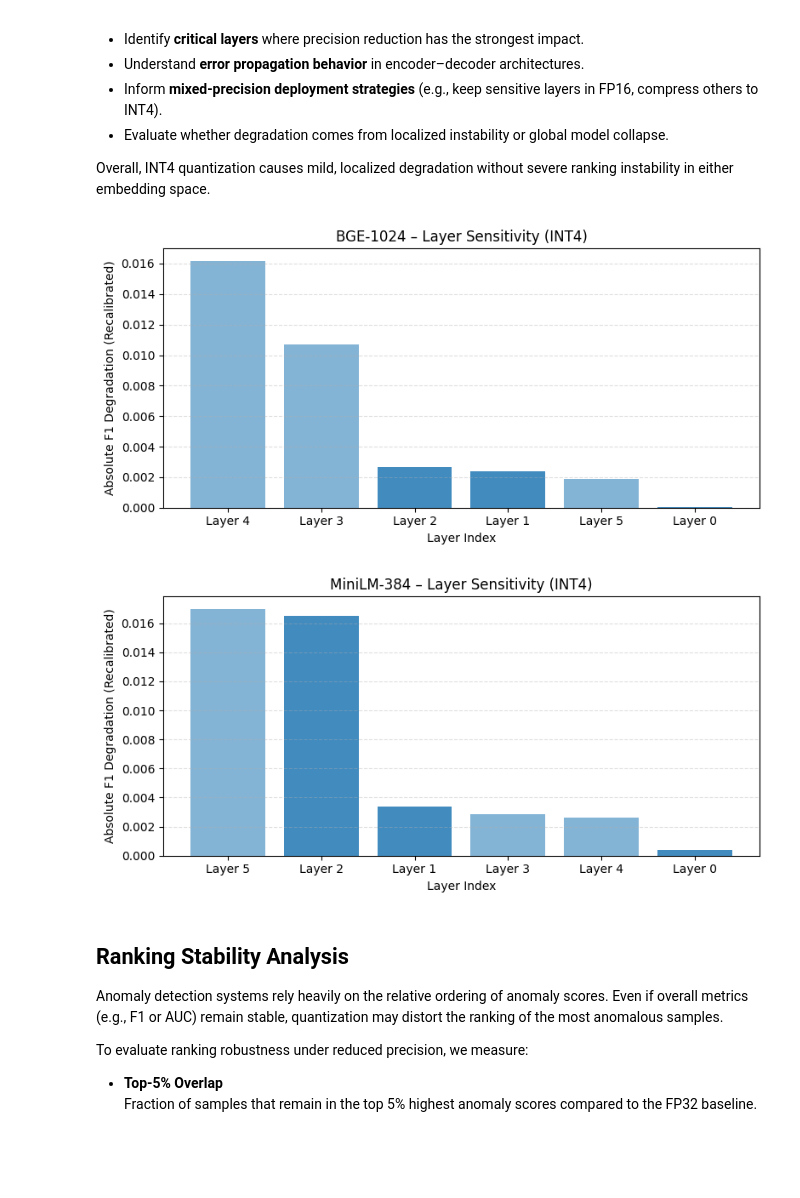
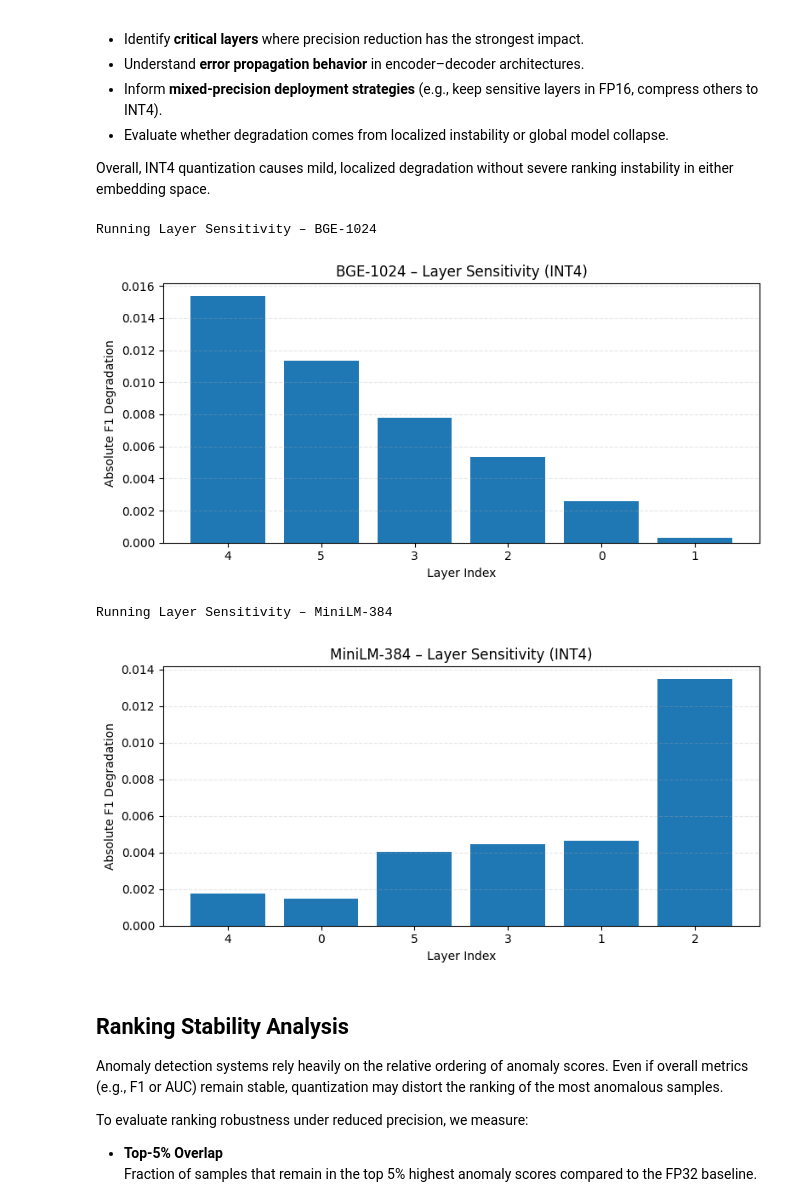
Before and after one commit to zzunairaa/Impact-of-Model-Quantization-on-Anomaly-Detection-in-High-Dimensional-NLP-Embedding-Spaces, a Jupyter notebook: quantizationimpact.ipynb, the cells around one changed output. Cells and saved outputs as stored; diff of their text form; code cells hidden in the pictures; blank space fills up the shorter version.

```diff
--- a/quantizationimpact.ipynb
+++ b/quantizationimpact.ipynb
@@ -2290,52 +2264,58 @@ This layer-wise sensitivity analysis helps:
 
 Overall, INT4 quantization causes mild, localized degradation without severe ranking instability in either embedding space.
 # %%
-# Layer Sensitivity Plot
+# =========================
+# Layer Sensitivity (INT4) – Both Datasets + Plots
+# =========================
 
-def plot_layer_sensitivity_clean(df_raw, dataset_key):
+layer_sensitivity_results = {}
 
-    df = df_raw.copy()
+for dataset_key in ["BGE-1024", "MiniLM-384"]:
 
-    # Absolute degradation
+    print(f"\nRunning Layer Sensitivity – {dataset_key}")
+
+    # Load data
+    X_train, X_test, y_test = load_embeddings(
+        DATASETS[dataset_key]["train_path"],
+        DATASETS[dataset_key]["test_path"],
+        DATASETS[dataset_key]["label_path"],
+    )
+
+    # Get FP32 model
+    model_fp32 = ae_fp32_models[dataset_key]
+
+    # Compute sensitivity
+    layer_df = layer_sensitivity_ae(
+        model_fp32,
+        X_train,
+        X_test,
+        y_test,
+        bits=4
+    )
+
+    layer_sensitivity_results[dataset_key] = layer_df
+
+    # ---- Plot ----
+    df = layer_df.copy()
     df["F1 Degradation"] = df["Delta_F1_recal"].abs()
 
-    # Encoder vs Decoder split (first 3 = encoder, last 3 = decoder)
-    df["Block"] = df["Layer_Index"].apply(
-        lambda x: "Encoder" if x < 3 else "Decoder"
-    )
-
-    # Sort by sensitivity
-    df = df.sort_values("F1 Degradation", ascending=False)
-
-    # Convert layer index to string labels
-    df["Layer_Label"] = df["Layer_Index"].apply(lambda x: f"Layer {x}")
-
-    # Plot
-    plt.figure(figsize=(8, 4))
-    bars = plt.bar(
-        df["Layer_Label"],
+    plt.figure(figsize=(8,4))
+    plt.bar(
+        df["Layer_Index"].astype(str),
         df["F1 Degradation"]
     )
 
-    # Slight visual separation (encoder darker)
-    for bar, block in zip(bars, df["Block"]):
-        if block == "Encoder":
-            bar.set_alpha(0.85)
-        else:
-            bar.set_alpha(0.55)
-
     plt.xlabel("Layer Index")
-    plt.ylabel("Absolute F1 Degradation (Recalibrated)")
+    plt.ylabel("Absolute F1 Degradation")
     plt.title(f"{dataset_key} – Layer Sensitivity (INT4)")
-    plt.grid(axis="y", linestyle="--", alpha=0.4)
+    plt.grid(axis="y", linestyle="--", alpha=0.3)
     plt.tight_layout()
     plt.show()
-
-plot_layer_sensitivity_clean(layer_sens_1024, "BGE-1024")
-plot_layer_sensitivity_clean(layer_sens_384, "MiniLM-384")
 # %% [output]
+Running Layer Sensitivity – BGE-1024
-[figure, old version]
+[figure, new version]
+Running Layer Sensitivity – MiniLM-384
-[figure, old version]
+[figure, new version]
 # %% [markdown]
 ##  Ranking Stability Analysis
 
```
Also changed, not shown: parts of 22 cells of this notebook.
